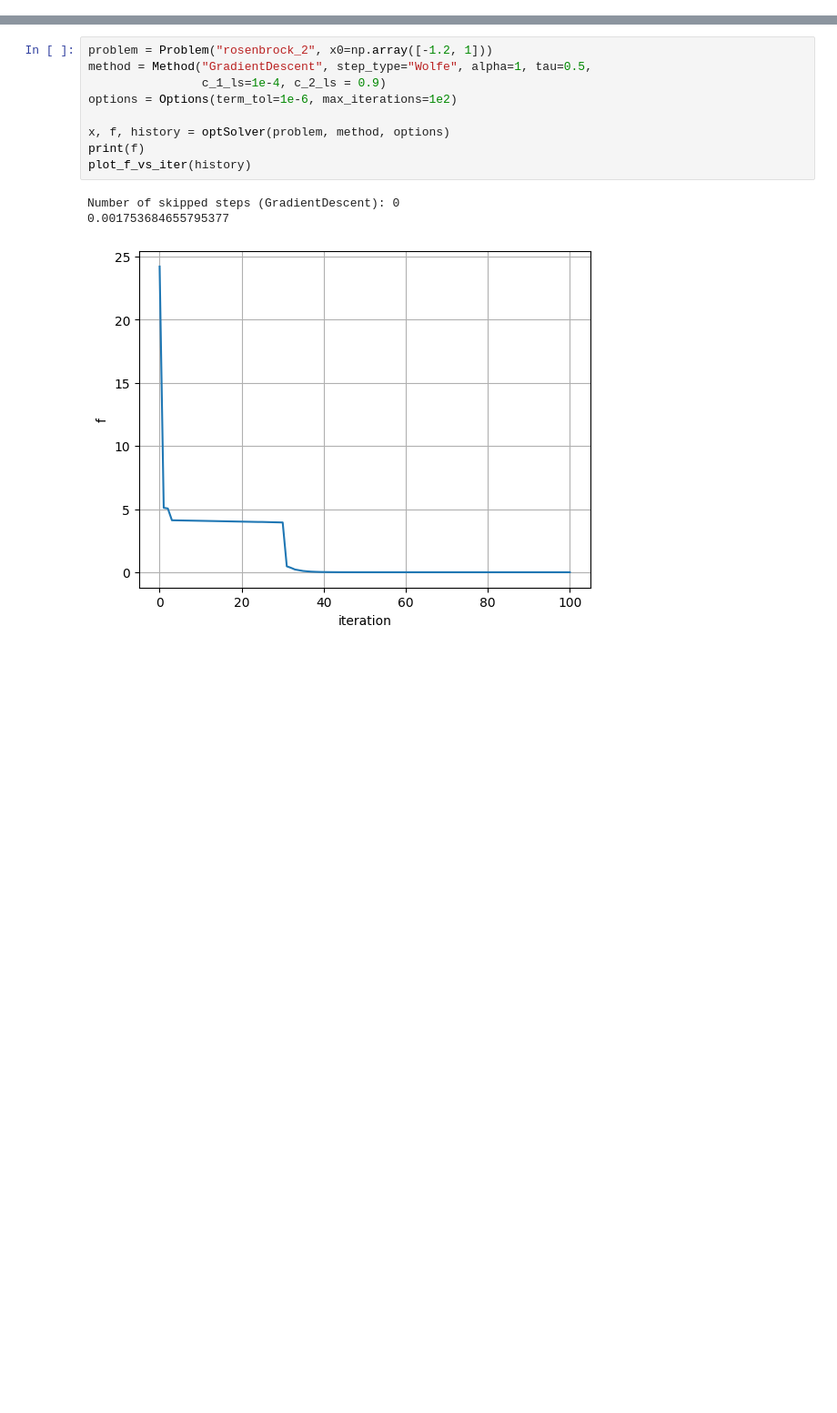
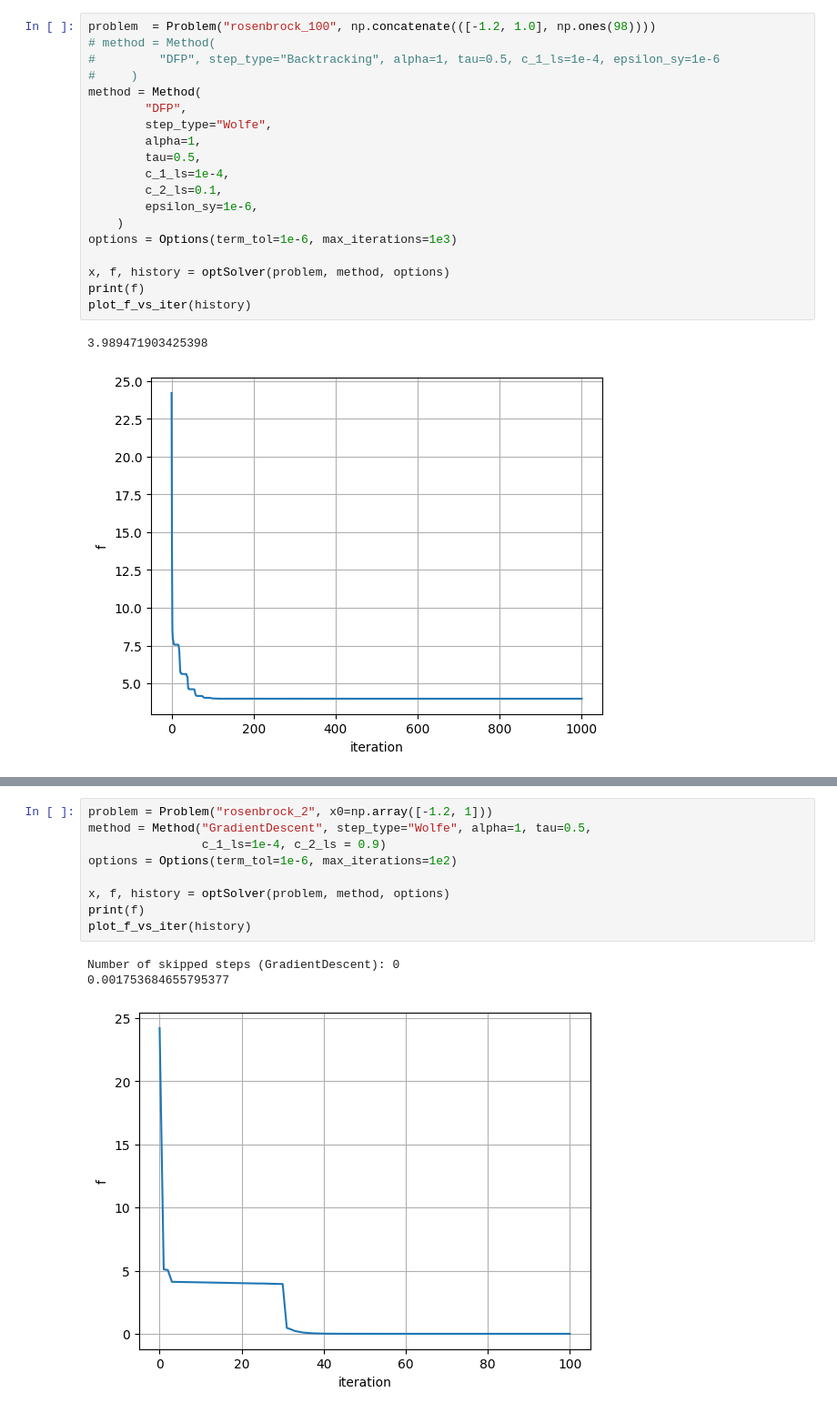
Before and after one commit to hughvd/optiMaizer, a Jupyter notebook: project/testing.ipynb, the cells around one changed output, grey strips where cells are left out. Shown at 91% size. Cells and saved outputs as stored; diff of their text form; blank space fills up the shorter version.

```diff
--- a/project/testing.ipynb
+++ b/project/testing.ipynb
@@ -89,0 +45,22 @@ def plot_f_vs_iter(history):
+# %%
+problem  = Problem("rosenbrock_100", np.concatenate(([-1.2, 1.0], np.ones(98))))
+# method = Method(
+#         "DFP", step_type="Backtracking", alpha=1, tau=0.5, c_1_ls=1e-4, epsilon_sy=1e-6
+#     )
+method = Method(
+        "DFP",
+        step_type="Wolfe",
+        alpha=1,
+        tau=0.5,
+        c_1_ls=1e-4,
+        c_2_ls=0.1,
+        epsilon_sy=1e-6,
+    )
+options = Options(term_tol=1e-6, max_iterations=1e3)
+
+x, f, history = optSolver(problem, method, options)
+print(f)
+plot_f_vs_iter(history)
+# %% [output]
+3.989471903425398
+[figure, added]
```
Also changed, not shown: parts of 6 cells of this notebook, 8 other files.
